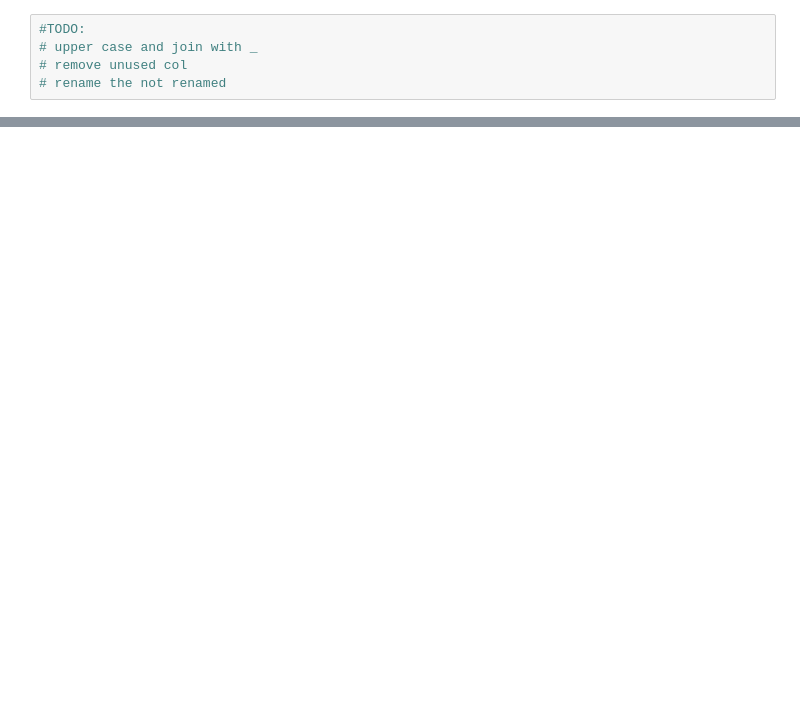
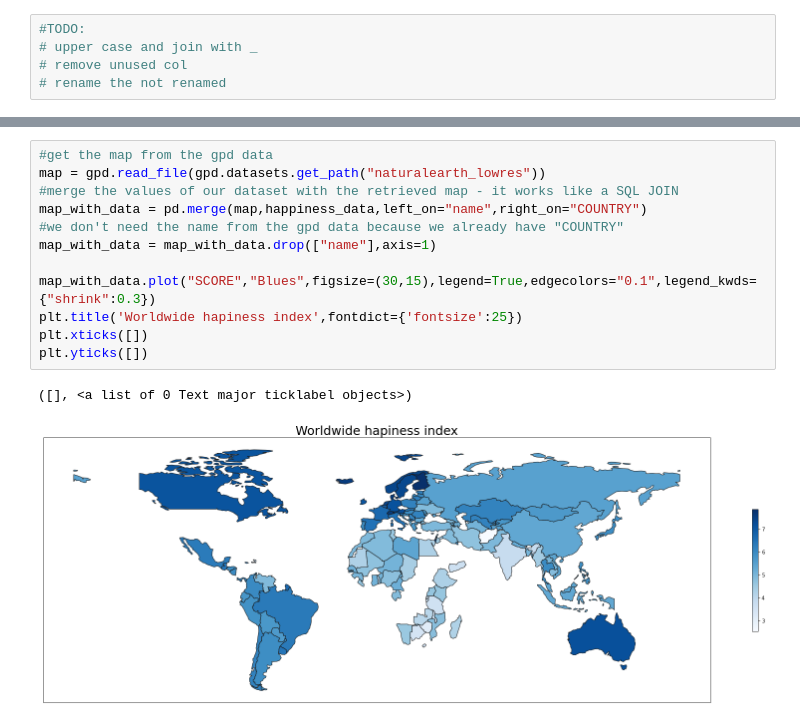
Before and after one commit to LeiRabe/PythonProject, a Jupyter notebook: Projet.ipynb, the cells around one changed output, grey strips where cells are left out. Saved outputs shown, nothing was run; the diff lists cells and outputs as text; blank space fills up the shorter version.

```diff
--- a/Projet.ipynb
+++ b/Projet.ipynb
@@ -119,0 +203,15 @@ plt.show()
+# %%
+#get the map from the gpd data
+map = gpd.read_file(gpd.datasets.get_path("naturalearth_lowres"))
+#merge the values of our dataset with the retrieved map - it works like a SQL JOIN
+map_with_data = pd.merge(map,happiness_data,left_on="name",right_on="COUNTRY")
+#we don't need the name from the gpd data because we already have "COUNTRY"
+map_with_data = map_with_data.drop(["name"],axis=1)
+
+map_with_data.plot("SCORE","Blues",figsize=(30,15),legend=True,edgecolors="0.1",legend_kwds={"shrink":0.3})
+plt.title('Worldwide hapiness index',fontdict={'fontsize':25})
+plt.xticks([])
+plt.yticks([])
+# %% [output]
+([], <a list of 0 Text major ticklabel objects>)
+[figure, added]
```
Also changed, not shown: parts of 10 cells of this notebook.
